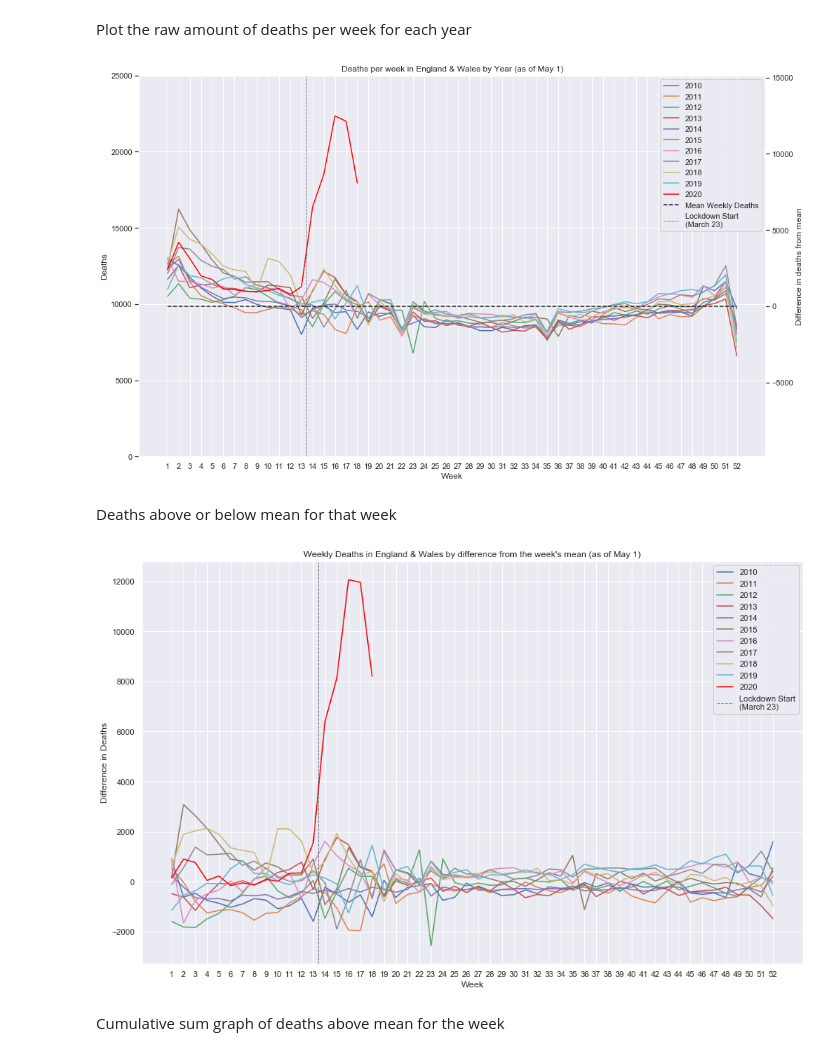
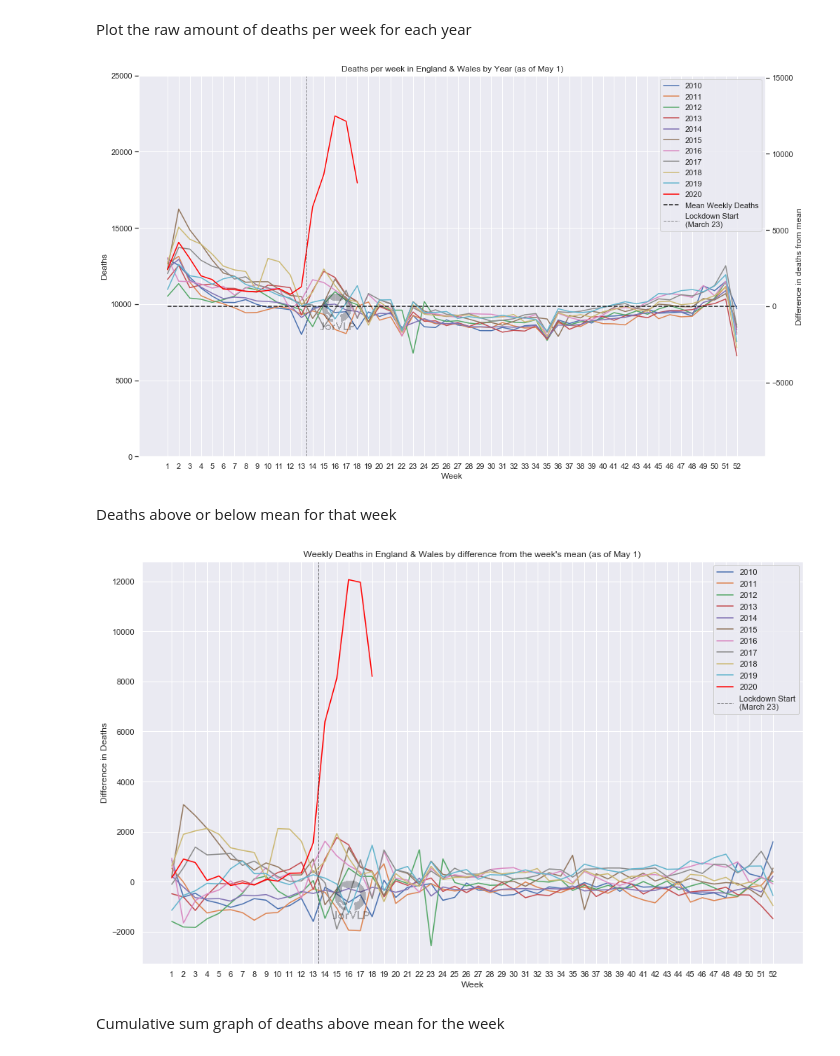
Before and after one commit to JorVLP/2020-Mortality-Analysis, a Jupyter notebook: deathsdata.ipynb, the cells around one changed output. Cells and saved outputs as stored; diff of their text form; code cells hidden in the pictures.

Commit message:
add watermarks

```diff
--- a/deathsdata.ipynb
+++ b/deathsdata.ipynb
@@ -35,6 +35,12 @@ for i in range(len(years)):
     deaths_table[i] = year_data.iloc[row,1 + int(after_16):53 + int(after_16)]
 # %% [markdown]
 # Plot the data
+# %%
+import matplotlib.cbook as cbook
+import matplotlib.image as image
+
+#with cbook.get_sample_data('\github.png') as file:
+watermark = image.imread("github.png")
 # %%
 # mean deaths in a week (excluding 2020)
 mean = np.mean(deaths_table[:-1])
@@ -45,35 +51,37 @@ def plot_data(table):
         color = "red" if years[i] == 2020 else None
         plt.plot(range(1,53), table[i], label=years[i], color=color)
     plt.xticks(range(1,53))
+    return (fig,ax)
 # %% [markdown]
 Plot the raw amount of deaths per week for each year
 # %%
 # set y limit to next highest multiple of 0.5 * 10^n
 v_max = np.nanmax(deaths_table)
 power = np.floor(np.log10(v_max))
 y_max = np.ceil(v_max*2 / (10**power)) * (10**power) / 2
 
-plot_data(deaths_table)
+fig,ax = plot_data(deaths_table)
+fig.figimage(watermark, 320, 220, zorder=3, alpha=.3)
 plt.plot([1,52],[mean,mean], "k--", label="Mean Weekly Deaths")
 # lockdown start date
 plt.plot([lockdown_start_week, lockdown_start_week], [0, y_max], "k--", alpha=0.5, label=f"Lockdown Start\n({lockdown_start})", linewidth=1)
 
 plt.legend()
 plt.ylim(0,y_max)
 plt.title(f"Deaths per week in England & Wales by Year (as of {last_data_update})")
 plt.xlabel("Week")
 plt.ylabel("Deaths")
 
 # Add the 2nd y-axis showing difference from mean
 plt.twinx()
 plt.ylim(-mean,y_max-mean)
 plt.grid(False)
 plt.ylabel("Difference in deaths from mean")
 
 plt.savefig("Deaths.png")
 plt.show()
 # %% [output]
-[figure, old version]
+[figure, new version]
 # %% [markdown]
 Deaths above or below mean for that week
 # %%
@@ -86,6 +94,7 @@ plot_data(week_centered_deaths)
 # lockdown start date
 ylim = plt.ylim()
 plt.plot([lockdown_start_week, lockdown_start_week], [ylim[0], ylim[1]], "k--", alpha=0.5, label="Lockdown Start\n(March 23)", linewidth=1)
+plt.figimage(watermark, 320, 100, zorder=3, alpha=.3)
 plt.ylim(ylim)
 
 plt.legend()
@@ -96,7 +105,7 @@ plt.ylabel("Difference in Deaths")
 plt.savefig("mean_diff_deaths.png")
 plt.show()
 # %% [output]
-[figure, old version]
+[figure, new version]
 # %% [markdown]
 Cumulative sum graph of deaths above mean for the week
 # %%
```
Also changed, not shown: parts of 1 cell of this notebook, 4 other files.
